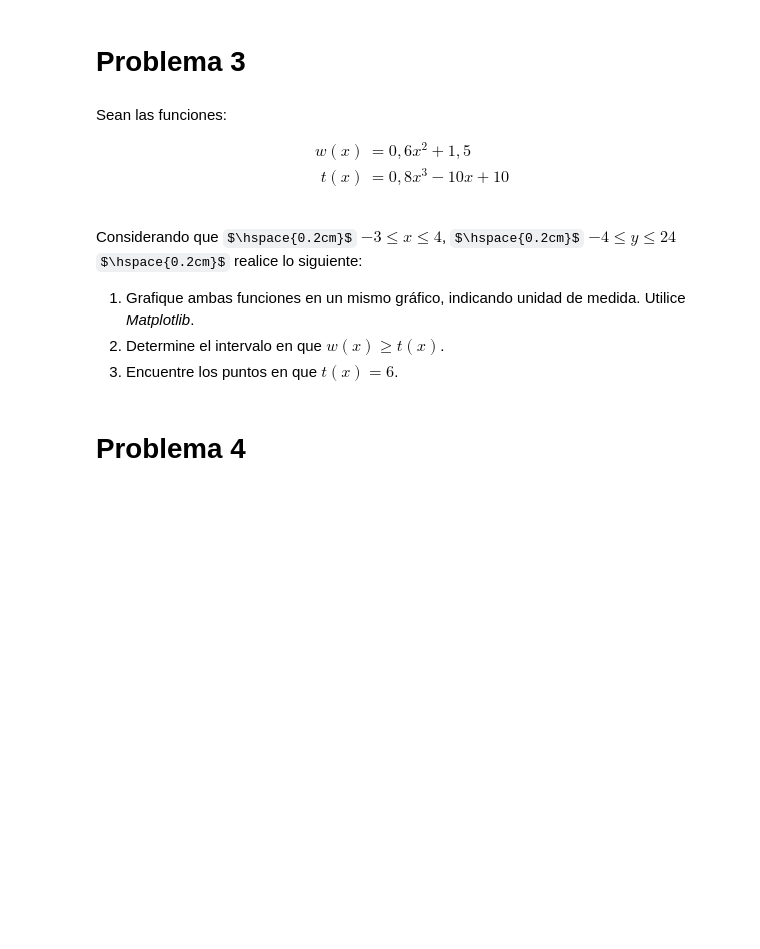
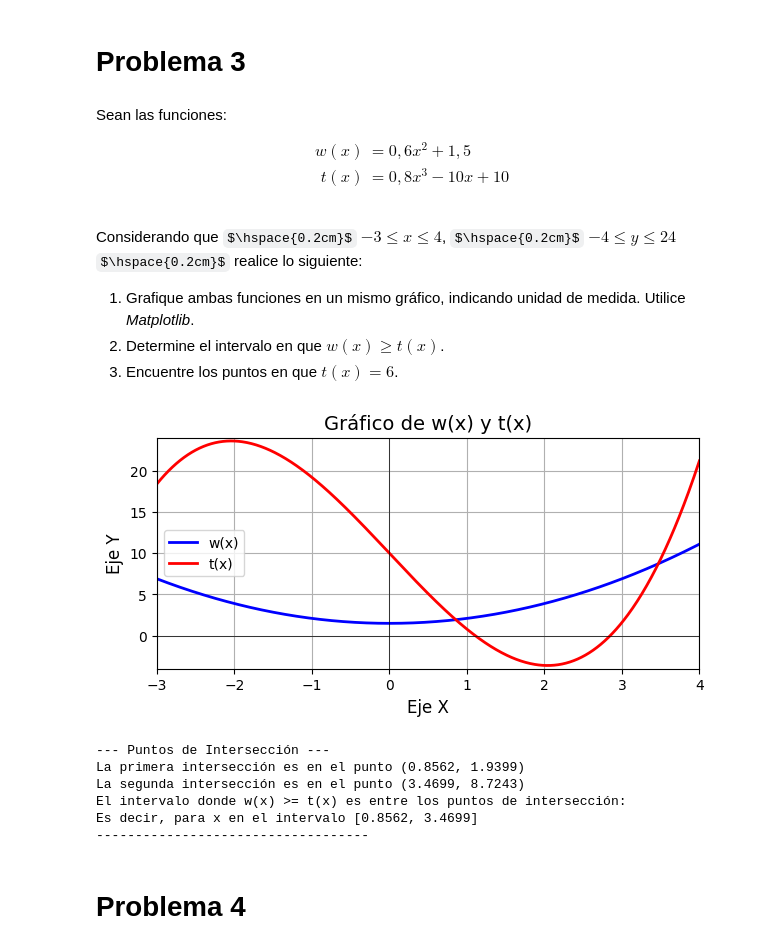
Before and after one commit to Leonardo9029/matematica-aplicada, a Jupyter notebook: G3_Aplicaciones_de_funciones copy.ipynb, the cells around one changed output. Saved outputs shown, nothing was run; the diff lists cells and outputs as text; code cells hidden in the pictures; some formulas as TeX source; blank space fills up the shorter version.

```diff
--- a/G3_Aplicaciones_de_funciones copy.ipynb
+++ b/G3_Aplicaciones_de_funciones copy.ipynb
@@ -233,6 +233,84 @@ Considerando que $\hspace{0.2cm}$ $-3 \leq x \leq 4$, $\hspace{0.2cm}$ $-4 \leq
 1. Grafique ambas funciones en un mismo gráfico, indicando unidad de medida. Utilice *Matplotlib*.
 2. Determine el intervalo en que $w(x) \geq t(x)$.
 3. Encuentre los puntos en que $t(x) = 6$.
+# %%
+import numpy as np
+import matplotlib.pyplot as plt
+from scipy.optimize import fsolve
+
+
+#Ojo, el problema no indica unidad de medida, así que asumimos que son unidades genéricas.
+
+# --- Parte 1: Graficar ambas funciones ---
+
+# 1. Definir las funciones
+def w(x):
+    return 0.6*x**2+1.5
+def t(x):
+    return 0.8*x**3-10*x+10
+
+# 3. Crear el dominio: 700 puntos para 'x' entre -3 y 4 para una curva suave.
+x_valores = np.linspace(-3, 4, 700)
+
+# 4. Calcular los valores de 'y' para cada función usando los puntos de 'x'
+y_valores_w = w(x_valores)
+y_valores_t = t(x_valores)
+
+# 5. Configurar el gráfico
+plt.figure(figsize=(7, 3)) # Define un buen tamaño para el gráfico
+
+# 6. Dibujar cada función en el gráfico
+plt.plot(x_valores, y_valores_w, label='w(x)', color='blue', linewidth=2)
+plt.plot(x_valores, y_valores_t, label='t(x)', color='red', linewidth=2)
+
+# 7. Aplicar los límites para los ejes X e Y, como lo pide el problema
+plt.xlim(-3, 4)
+plt.ylim(-4, 24)
+
+# 8. Añadir elementos para que el gráfico sea más claro
+plt.xlabel("Eje X", fontsize=12)
+plt.ylabel("Eje Y", fontsize=12)
+plt.title("Gráfico de w(x) y t(x)", fontsize=14)
+plt.grid(True) # Pone una grilla de fondo
+plt.legend()   # Muestra las etiquetas de cada línea (labels)
+plt.axhline(0, color='black', linewidth=0.5) # Dibuja el eje X
+plt.axvline(0, color='black', linewidth=0.5) # Dibuja el eje Y
+
+# 9. Mostrar el gráfico final
+plt.show()
+
+# --- Parte 2: Encontra intervalos en que w(x) >=  t(x) ---
+# 10. Para encontrar donde w(x) = t(x), buscamos las raíces de la función w(x) - t(x) = 0
+def diferencia_w_t(x):
+    return w(x) - t(x)
+
+# 11. Mirando el gráfico, podemos estimar que las intersecciones están cerca de x=0.8 y x=3.3.
+x_interseccion1 = fsolve(diferencia_w_t, 0.8)
+x_interseccion2 = fsolve(diferencia_w_t, 3.3)
+# 12. Para obtener el punto completo (x, y), evaluamos una de las funciones originales
+#     en los puntos 'x' que encontramos. Usaremos w(x) por ser más simple.
+y_interseccion1 = w(x_interseccion1)
+y_interseccion2 = w(x_interseccion2)
+# 13. Imprimir los resultados de forma clara
+print("--- Puntos de Intersección ---")
+print(f"La primera intersección es en el punto ({x_interseccion1[0]:.4f}, {y_interseccion1[0]:.4f})")
+print(f"La segunda intersección es en el punto ({x_interseccion2[0]:.4f}, {y_interseccion2[0]:.4f})")
+
+print("El intervalo donde w(x) >= t(x) es entre los puntos de intersección:")
+print(f"Es decir, para x en el intervalo [{x_interseccion1[0]:.4f}, {x_interseccion2[0]:.4f}]")
+print("-" * 35) # Separador
+
+
+
+# --- Parte 3: Encontrar los puntos tal que t(x)=6 ---
+# %% [output]
+[figure, added]
+--- Puntos de Intersección ---
+La primera intersección es en el punto (0.8562, 1.9399)
+La segunda intersección es en el punto (3.4699, 8.7243)
+El intervalo donde w(x) >= t(x) es entre los puntos de intersección:
+Es decir, para x en el intervalo [0.8562, 3.4699]
+-----------------------------------
 # %% [markdown]
 # Problema 4
 # %% [markdown]
```
Also changed, not shown: parts of 1 cell of this notebook.
